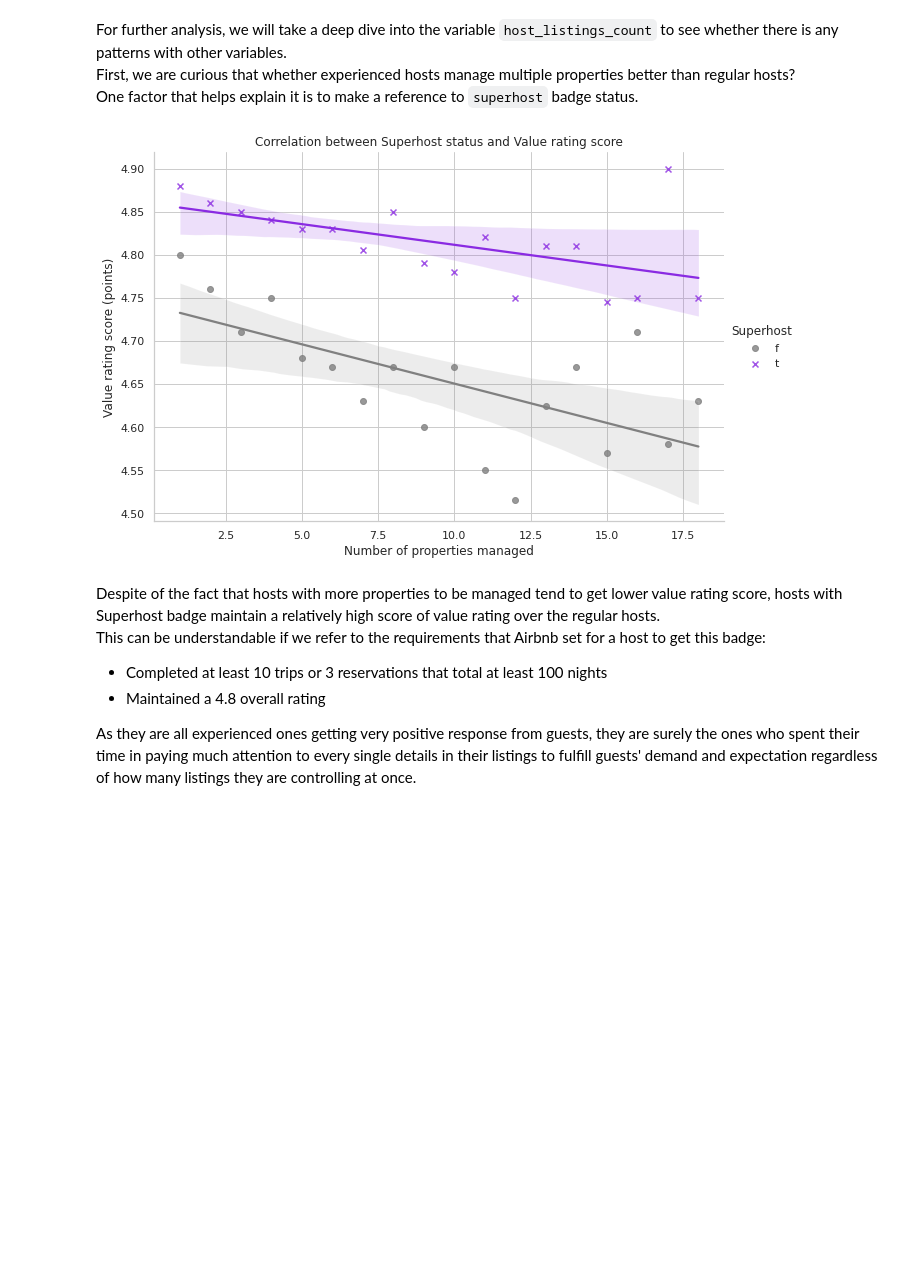
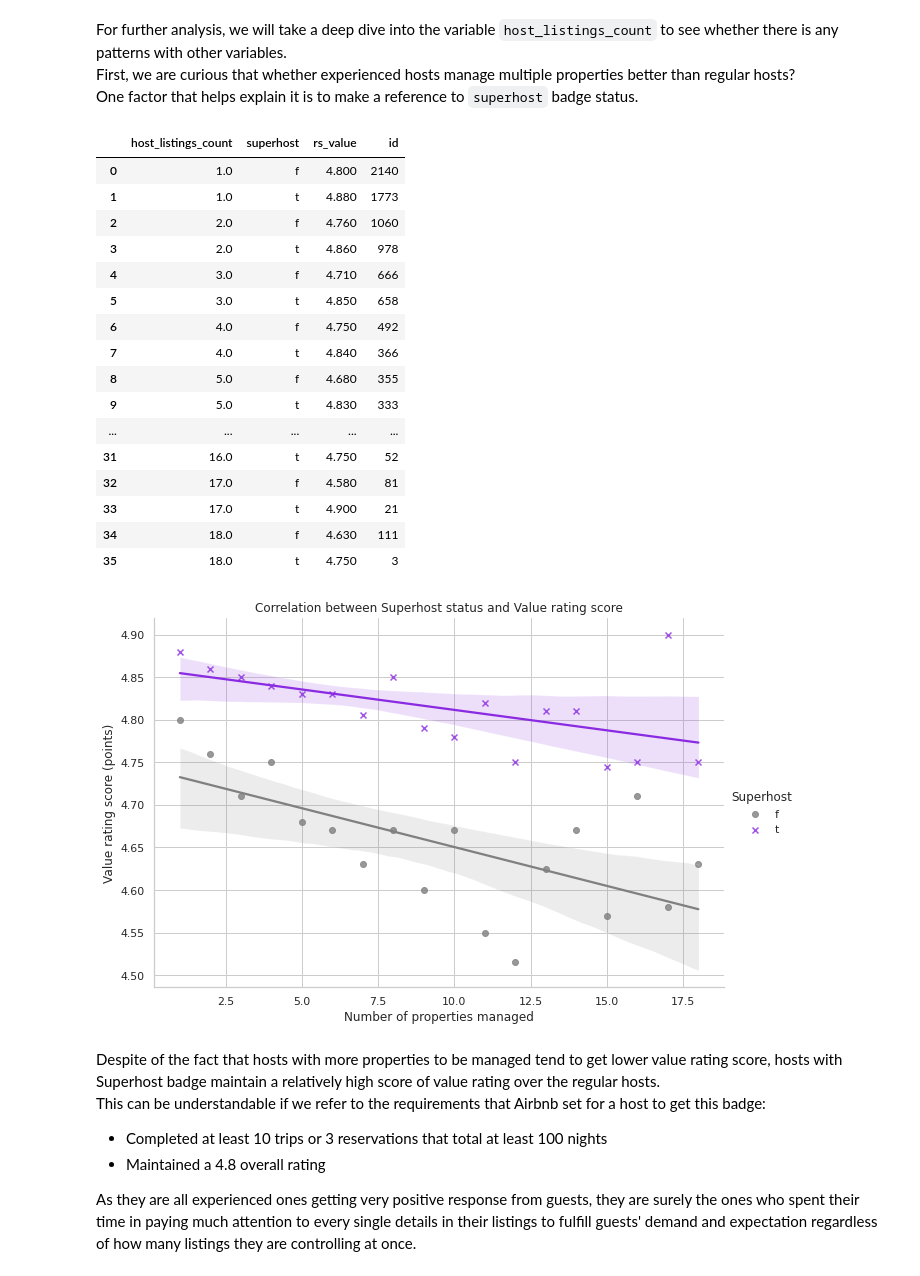
Before and after one commit to danieldang1806/pydataset, a Jupyter notebook: Airbnb_Value_Analysis.ipynb, the cells around one changed output. Cells and saved outputs as stored; diff of their text form; code cells hidden in the pictures; blank space fills up the shorter version.

```diff
--- a/Airbnb_Value_Analysis.ipynb
+++ b/Airbnb_Value_Analysis.ipynb
@@ -583,3 +610,25 @@ plot_superhost = data_superhost.melt(id_vars=['host_listings_count'],
+# %%
+plot_superhost = df_manage.groupby(['host_listings_count', 'superhost']).agg({'rs_value':'median', 'id':'count'}).reset_index()
+# %%
+plot_superhost
+# %% [output]
+|  | host_listings_count | superhost | rs_value | id |
+| 0 | 1.0 | f | 4.800 | 2140 |
+| 1 | 1.0 | t | 4.880 | 1773 |
+| 2 | 2.0 | f | 4.760 | 1060 |
+| 3 | 2.0 | t | 4.860 | 978 |
+| 4 | 3.0 | f | 4.710 | 666 |
+| 5 | 3.0 | t | 4.850 | 658 |
+| 6 | 4.0 | f | 4.750 | 492 |
+| 7 | 4.0 | t | 4.840 | 366 |
+| 8 | 5.0 | f | 4.680 | 355 |
+| 9 | 5.0 | t | 4.830 | 333 |
+| ... | ... | ... | ... | ... |
+| 31 | 16.0 | t | 4.750 | 52 |
+| 32 | 17.0 | f | 4.580 | 81 |
+| 33 | 17.0 | t | 4.900 | 21 |
+| 34 | 18.0 | f | 4.630 | 111 |
+| 35 | 18.0 | t | 4.750 | 3 |
 # %%
 g = sns.lmplot(data=plot_superhost, x='host_listings_count', y='rs_value', hue='superhost', markers=['o', 'x'],
            height=6, aspect=1.5, palette=dict(f='grey', t='blueviolet'))
@@ -589,7 +638,7 @@ plt.ylabel('Value rating score (points)')
 g._legend.set_title('Superhost')
 plt.show()
 # %% [output]
-[figure, old version]
+[figure, new version]
 # %% [markdown]
 Despite of the fact that hosts with more properties to be managed tend to get lower value rating score, hosts with Superhost badge maintain a relatively high score of value rating over the regular hosts. <br>
 This can be understandable if we refer to the requirements that Airbnb set for a host to get this badge:
```
Also changed, not shown: parts of 31 cells of this notebook.
